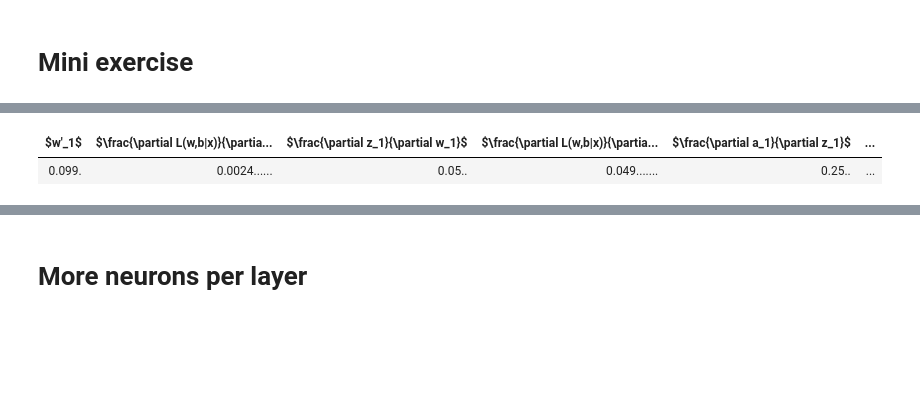
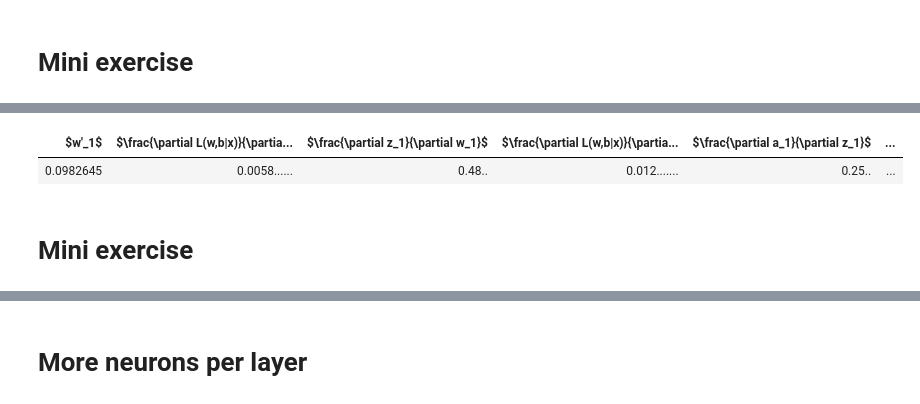
Before and after one commit to NBISweden/workshop-neural-nets-and-deep-learning, a Jupyter notebook: session_annBuildingBlocks/session_annBuildingBlocks_3.ipynb, the cells around one changed output, grey strips where cells are left out. Cells and saved outputs as stored; diff of their text form; code cells hidden in the pictures; blank space fills up the shorter version.

```diff
--- a/session_annBuildingBlocks/session_annBuildingBlocks_3.ipynb
+++ b/session_annBuildingBlocks/session_annBuildingBlocks_3.ipynb
@@ -157,8 +182,10 @@ $\hspace{1cm}\begin{eqnarray}
 # %% [markdown]
 # Mini exercise
 # %%
+import sys, os
 import numpy as np
 import matplotlib.pyplot as plt
+sys.path.append(os.path.abspath(os.path.join('..', 'common_assets')))
 from draw_neural_net import draw_neural_net
 
 def sigma(z):
@@ -193,8 +220,8 @@ dcdz2 = dcda2 * da2dz2
 dz2da1 = w2
 dcda1 = dcdz2 * dz2da1
 da1dz1 = a1*(1-a1)
-dcdz1 = dcdz2 * dz2da1
-dz1dw1 = x
+dcdz1 = dcda1 * da1dz1
+dz1dw1 = a1
 dcdw1 = dcdz1 * dz1dw1
 
 wnew = w1 - eta * dcdw1
@@ -242,6 +269,7 @@ draw_neural_net(ax,
                 otherNodePrefix = hidden,
                 biases=biases,
                 inputPrefix = ["{}".format(x)],
+                outputPrefix = "\hat{y}",
                 nodeFontSize=20, edgeFontSize = 15, edgeWidth = 3
                )
 #plt.show()
@@ -398,7 +428,7 @@ colNames = {
         "da1dz1" : r"$\frac{\partial a_1}{\partial z_1}$",
         "dcda1" : r"$\frac{\partial L(w,b|x)}{\partial a_1}$",
         "dz2da1" : r"$\frac{\partial z_2}{\partial a_1}$",
-        "dcdz2" : r"$\frac{\partial L(w,b|x)}{\partial z-2}$",
+        "dcdz2" : r"$\frac{\partial L(w,b|x)}{\partial z_2}$",
         "da2dz2" : r"$\frac{\partial a_2}{\partial z_2}$",
         "dcda2" : r"$\frac{\partial L(w,b|x)}{\partial a_2}$",
 
@@ -823,10 +853,12 @@ tab1
 # %%
-tab2["wnew"] = [format(wnew, ".2g").ljust(6, ".")]
+tab2["wnew"] = [format(wnew, ".6g").ljust(6, ".")]
 
 stab2=pd.DataFrame.rename(tab2,columns = colNames).\
 style.hide_index().\
 set_table_styles(styles)
 stab2
 # %% [output]
 | $w'_1$ | $\frac{\partial L(w,b|x)}{\partia... | $\frac{\partial z_1}{\partial w_1}$ | $\frac{\partial L(w,b|x)}{\partia... | $\frac{\partial a_1}{\partial z_1}$ | ... |
-| 0.099. | 0.0024...... | 0.05.. | 0.049....... | 0.25.. | ... |
+| 0.0982645 | 0.0058...... | 0.48.. | 0.012....... | 0.25.. | ... |
+# %% [markdown]
+# Mini exercise
```
Also changed, not shown: parts of 67 cells of this notebook.
